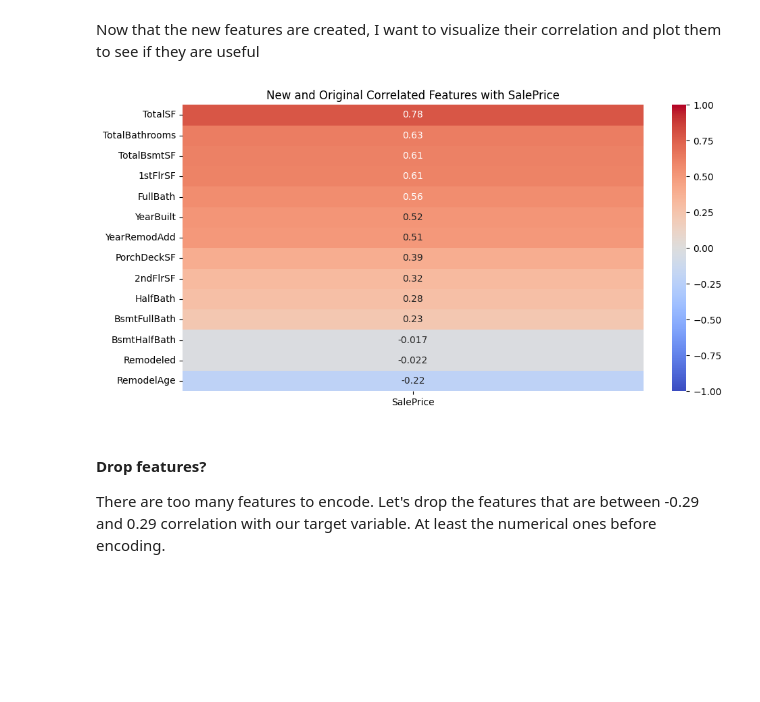
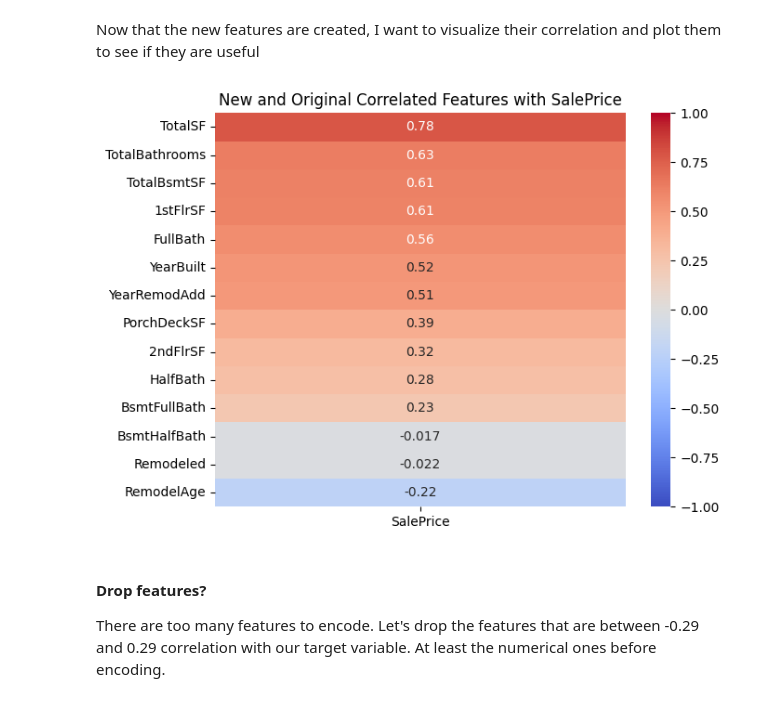
Before and after one commit to iamourgela/ITC6103B1Project, a Jupyter notebook: Regression/Regression_ML_FinalProject.ipynb, the cells around one changed output. Cells and saved outputs as stored; diff of their text form; code cells hidden in the pictures; blank space fills up the shorter version.

```diff
--- a/Regression/Regression_ML_FinalProject.ipynb
+++ b/Regression/Regression_ML_FinalProject.ipynb
@@ -424,22 +423,22 @@ Now that the new features are created, I want to visualize their correlation and
 # %%
 #create a DF using the new features and their components to compare correlation w target feature
 newfeatures = train[['SalePrice','TotalSF','TotalBsmtSF','1stFlrSF','2ndFlrSF','TotalBathrooms','FullBath', 'HalfBath',
                     'BsmtFullBath','BsmtHalfBath','Remodeled', 'RemodelAge','YearBuilt','YearRemodAdd','PorchDeckSF']]
 
 # Get correlation matrix
 new_corr_matrix = newfeatures.corr(numeric_only=True)
 
 # Correlation with SalePrice
 new_corr_target = new_corr_matrix['SalePrice'].drop('SalePrice').sort_values(ascending=False)
 
 # Plot as heatmap
-plt.figure(figsize=(10, 5))
+plt.figure(figsize=(7, 5))
 sns.heatmap(new_corr_target.to_frame(), annot=True, cmap='coolwarm',vmin=-1, vmax=1)
 plt.title("New and Original Correlated Features with SalePrice")
 plt.tight_layout()
 plt.show()
 # %% [output]
-[figure, old version]
+[figure, new version]
 # %% [markdown]
 #### Drop features?
 
```
Also changed, not shown: parts of 6 cells of this notebook.
